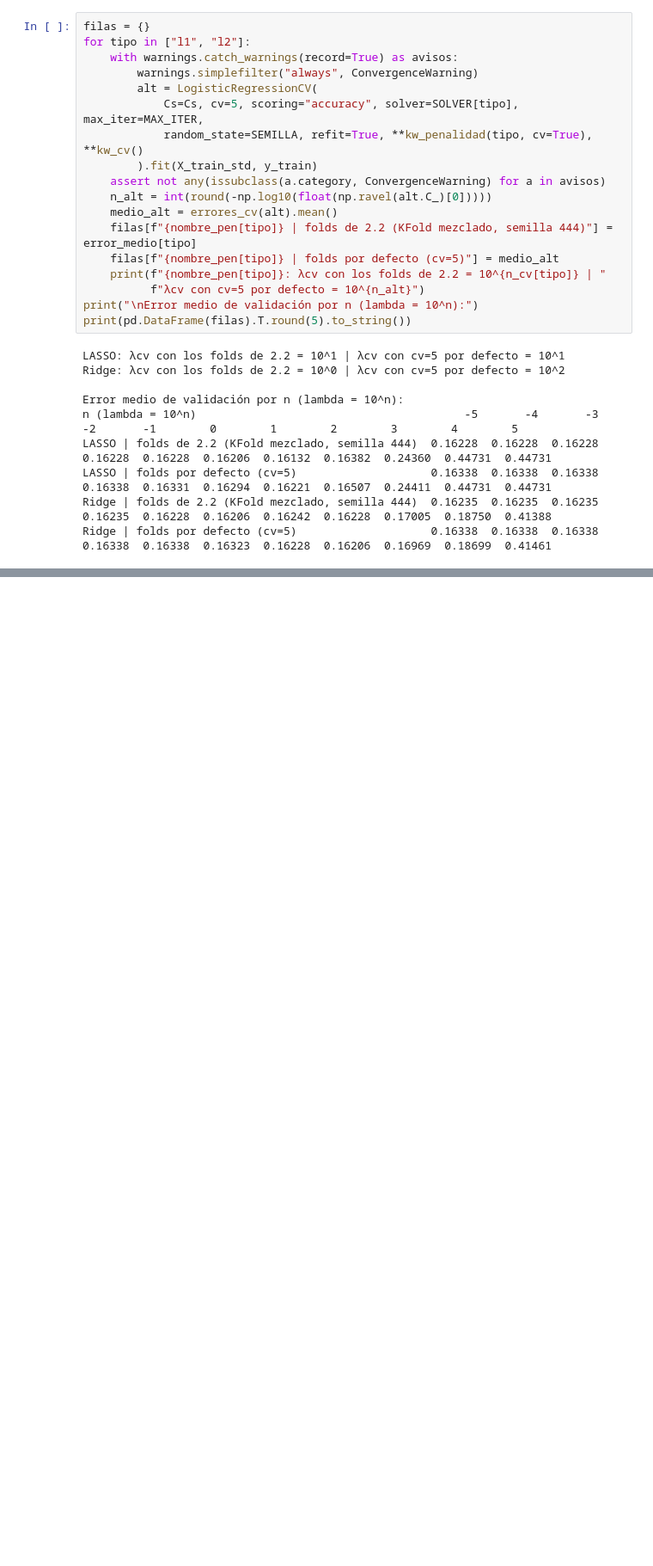
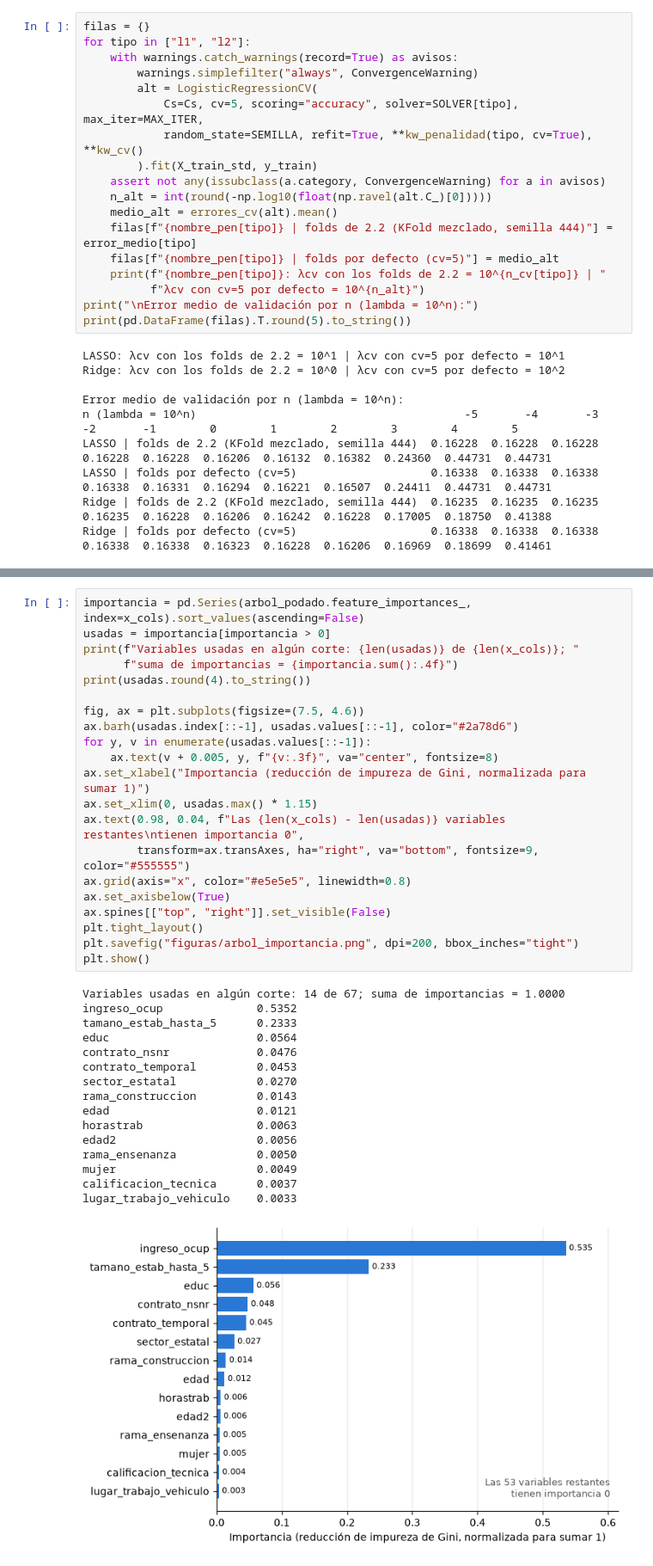
Before and after one commit to tomasbaigorria/PE1333_Grupo9, a Jupyter notebook: TP2/PE1333_Grupo9_TP2.ipynb, the cells around one changed output, grey strips where cells are left out. Shown at 86% size. Saved outputs shown, nothing was run; the diff lists cells and outputs as text; blank space fills up the shorter version.

```diff
--- a/TP2/PE1333_Grupo9_TP2.ipynb
+++ b/TP2/PE1333_Grupo9_TP2.ipynb
@@ -609,0 +891,38 @@ Ridge | folds por defecto (cv=5)                    0.16338  0.16338  0.16338  0
+# %%
+importancia = pd.Series(arbol_podado.feature_importances_, index=x_cols).sort_values(ascending=False)
+usadas = importancia[importancia > 0]
+print(f"Variables usadas en algún corte: {len(usadas)} de {len(x_cols)}; "
+      f"suma de importancias = {importancia.sum():.4f}")
+print(usadas.round(4).to_string())
+
+fig, ax = plt.subplots(figsize=(7.5, 4.6))
+ax.barh(usadas.index[::-1], usadas.values[::-1], color="#2a78d6")
+for y, v in enumerate(usadas.values[::-1]):
+    ax.text(v + 0.005, y, f"{v:.3f}", va="center", fontsize=8)
+ax.set_xlabel("Importancia (reducción de impureza de Gini, normalizada para sumar 1)")
+ax.set_xlim(0, usadas.max() * 1.15)
+ax.text(0.98, 0.04, f"Las {len(x_cols) - len(usadas)} variables restantes\ntienen importancia 0",
+        transform=ax.transAxes, ha="right", va="bottom", fontsize=9, color="#555555")
+ax.grid(axis="x", color="#e5e5e5", linewidth=0.8)
+ax.set_axisbelow(True)
+ax.spines[["top", "right"]].set_visible(False)
+plt.tight_layout()
+plt.savefig("figuras/arbol_importancia.png", dpi=200, bbox_inches="tight")
+plt.show()
+# %% [output]
+Variables usadas en algún corte: 14 de 67; suma de importancias = 1.0000
+ingreso_ocup              0.5352
+tamano_estab_hasta_5      0.2333
+educ                      0.0564
+contrato_nsnr             0.0476
+contrato_temporal         0.0453
+sector_estatal            0.0270
+rama_construccion         0.0143
+edad                      0.0121
+horastrab                 0.0063
+edad2                     0.0056
+rama_ensenanza            0.0050
+mujer                     0.0049
+calificacion_tecnica      0.0037
+lugar_trabajo_vehiculo    0.0033
+[figure, added]
```
Also changed, not shown: parts of 19 cells of this notebook, 5 other files.
